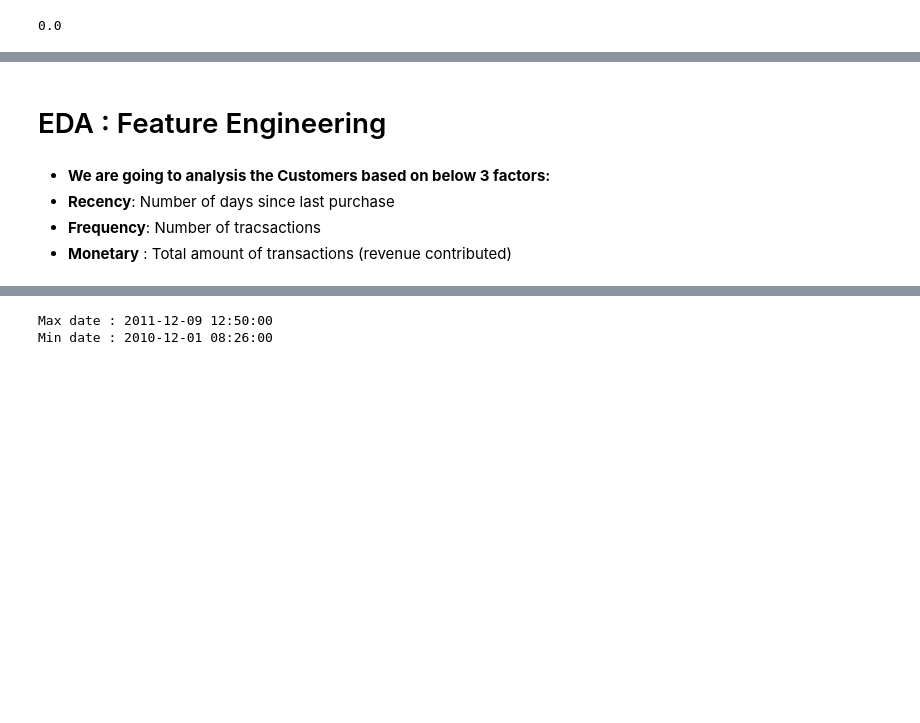
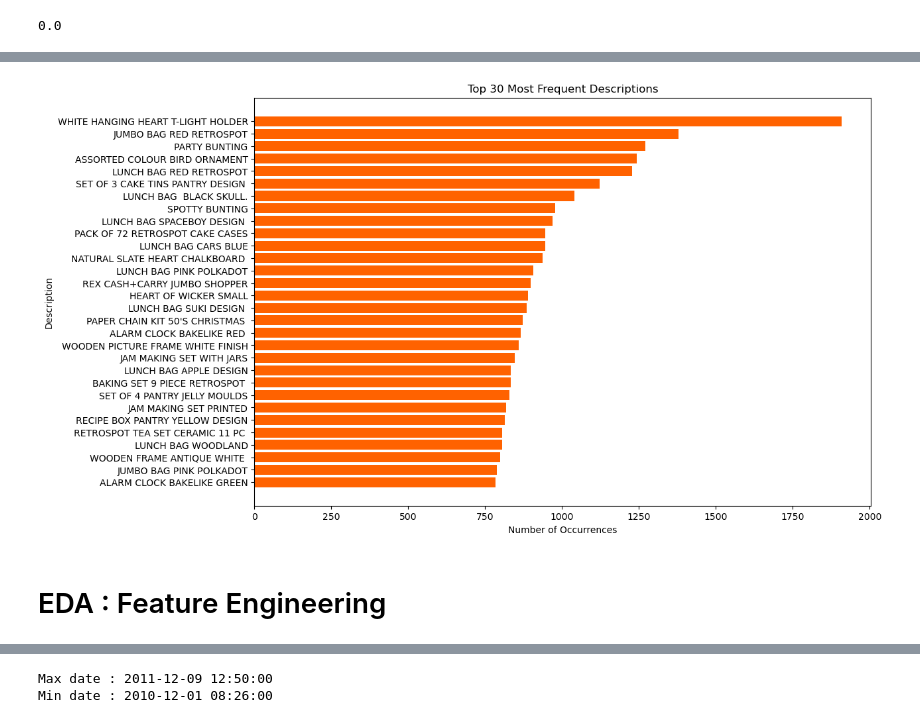
Before and after one commit to abdelrhman-mahmoud/Electropi, a Jupyter notebook: Customer_segmentation/customer_segmentation.ipynb, the cells around one changed output, grey strips where cells are left out. Cells and saved outputs as stored; diff of their text form; code cells hidden in the pictures; blank space fills up the shorter version.

```diff
--- a/Customer_segmentation/customer_segmentation.ipynb
+++ b/Customer_segmentation/customer_segmentation.ipynb
@@ -123,7 +158,22 @@ df['CustomerID'] = df['CustomerID'].astype(str)
+# %%
+# Calculate the occurrence of each unique description and sort them
+description_counts = df['Description'].value_counts()
+
+# Get the top 30 descriptions
+top_30_descriptions = description_counts[:30]
+
+# Plotting
+plt.figure(figsize=(12,8))
+plt.barh(top_30_descriptions.index[::-1], top_30_descriptions.values[::-1], color='#ff6200')
+
+# Adding labels and title
+plt.xlabel('Number of Occurrences')
+plt.ylabel('Description')
+plt.title('Top 30 Most Frequent Descriptions')
+
+# Show the plot
+plt.show()
+# %% [output]
+[figure, added]
 # %% [markdown]
 # EDA : Feature Engineering
-# %% [markdown]
-- **We are going to analysis the Customers based on below 3 factors:**
-- **Recency**: Number of days since last purchase
-- **Frequency**: Number of tracsactions
-- **Monetary** : Total amount of transactions (revenue contributed)
```
Also changed, not shown: parts of 38 cells of this notebook.
